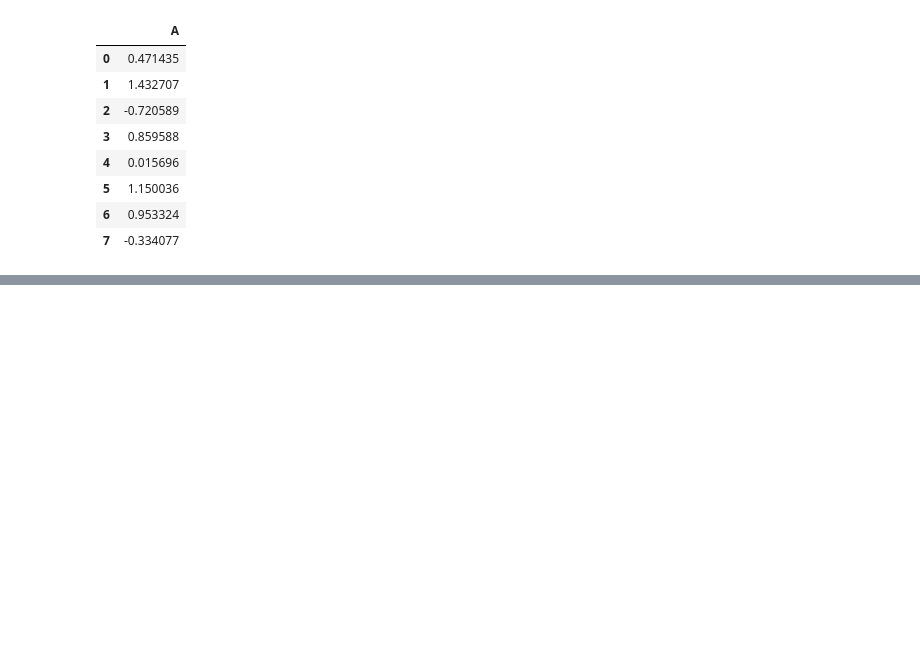
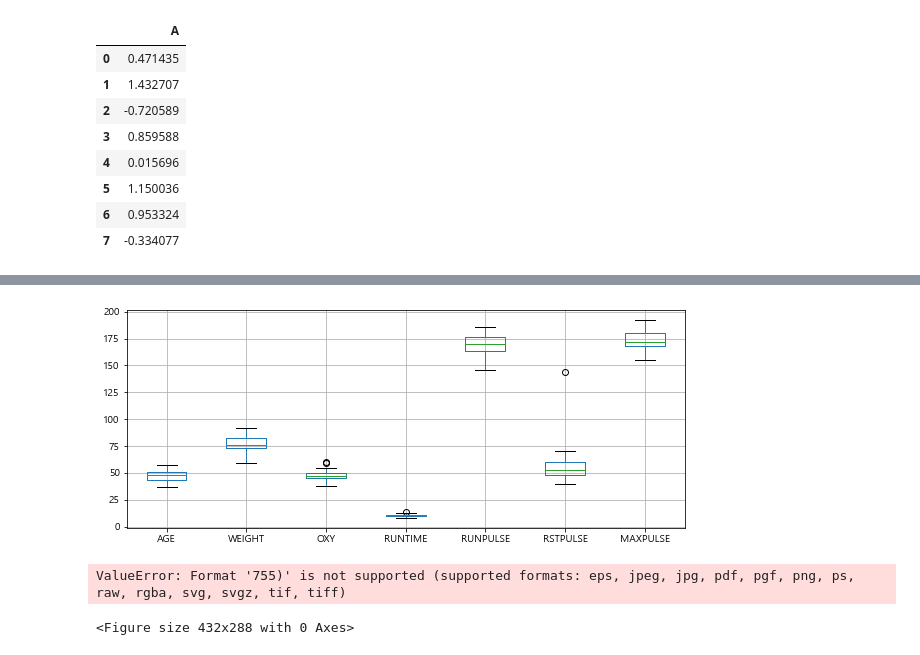
Before and after one commit to gerald-park/YanaduProgramming, a Jupyter notebook: MinHoKim/Project_MinHo/Basic.ipynb, the cells around one changed output, grey strips where cells are left out. Saved outputs shown, nothing was run; the diff lists cells and outputs as text; code cells hidden in the pictures; blank space fills up the shorter version.

```diff
--- a/MinHoKim/Project_MinHo/Basic.ipynb
+++ b/MinHoKim/Project_MinHo/Basic.ipynb
@@ -422,0 +430,3 @@ df.loc[0:7, ['A']]
+# %%
+df_raw = pd.read_csv(r'C:\Users\kimmh1\Documents\GitHub\YanaduProgramming\MinHoKim\Project_MinHo\data\health_결측.csv', encoding = 'euc-kr')
+df_raw.head(
@@ -422,0 +442,9 @@ df.loc[0:7, ['A']]
+# %%
+plot = df_raw.boxplot(figsize= (10, 4))
+# %% [output]
+[figure, added]
+# %%
+plt.savefig(r'C:\Users\kimmh1\Documents\\GitHub\\YanaduProgramming\MinHoKim\Project_MinHo\data\{}'.format(plot))
+# %% [output]
+ValueError: Format '755)' is not supported (supported formats: eps, jpeg, jpg, pdf, pgf, png, ps, raw, rgba, svg, svgz, tif, tiff)
+<Figure size 432x288 with 0 Axes>
```
Also changed, not shown: parts of 17 cells of this notebook, 1 other file.
